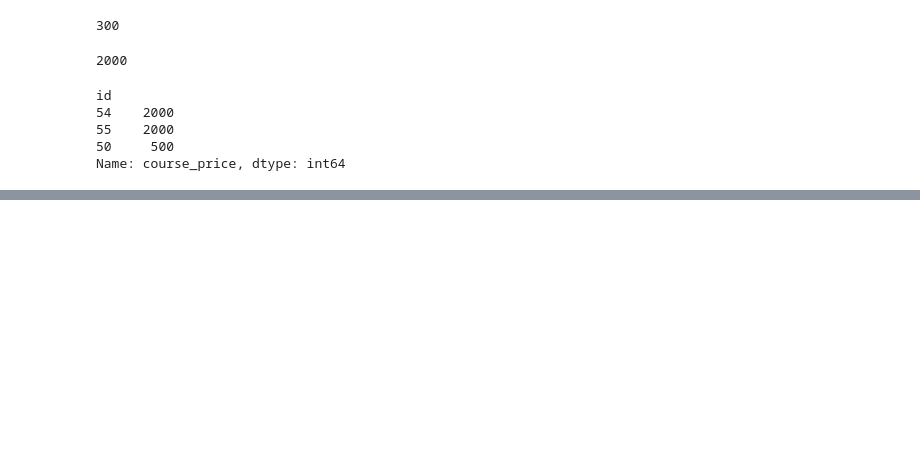
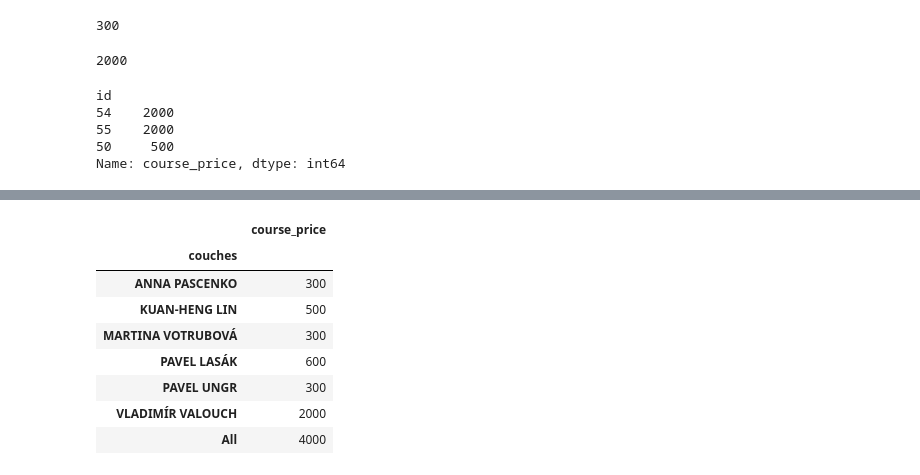
Before and after one commit to SvetlanaM/digital_academy3, a Jupyter notebook: HW/HW02.ipynb, the cells around one changed output, grey strips where cells are left out. Drawn from its saved outputs; the diff is of its cells as text; code cells hidden in the pictures; blank space fills up the shorter version.

```diff
--- a/HW/HW02.ipynb
+++ b/HW/HW02.ipynb
@@ -300,0 +303,14 @@ coursesDf.head()
+# %%
+pivot = pd.pivot_table(courses, index='couches', margins = True, values='course_price', aggfunc='sum')
+# %%
+pivot
+# %% [output]
+|  | course_price |
+| couches |  |
+| ANNA PASCENKO | 300 |
+| KUAN-HENG LIN | 500 |
+| MARTINA VOTRUBOVÁ | 300 |
+| PAVEL LASÁK | 600 |
+| PAVEL UNGR | 300 |
+| VLADIMÍR VALOUCH | 2000 |
+| All | 4000 |
```
Also changed, not shown: parts of 6 cells of this notebook, 2 other files.
